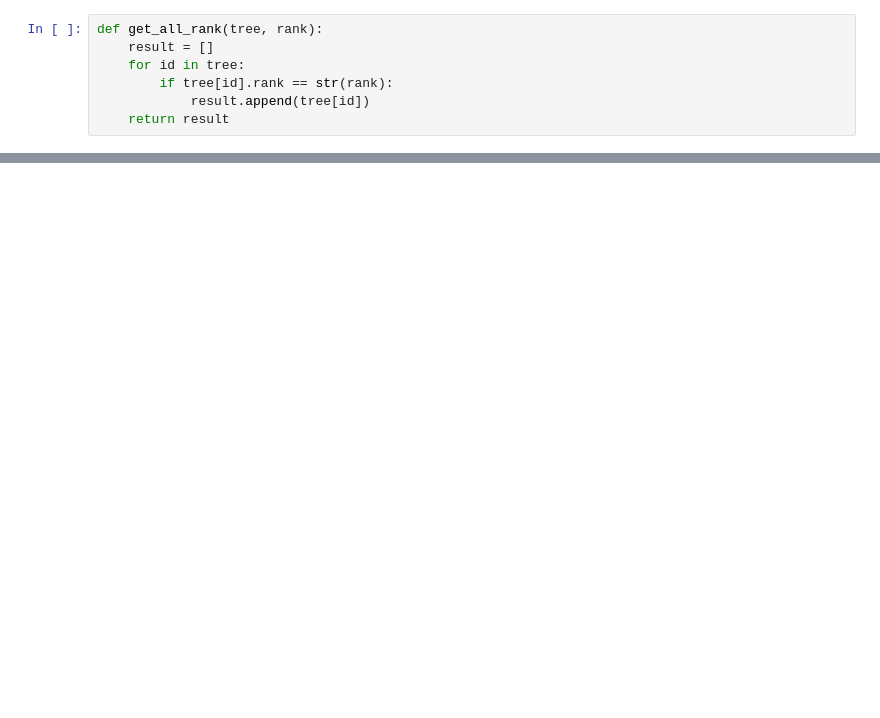
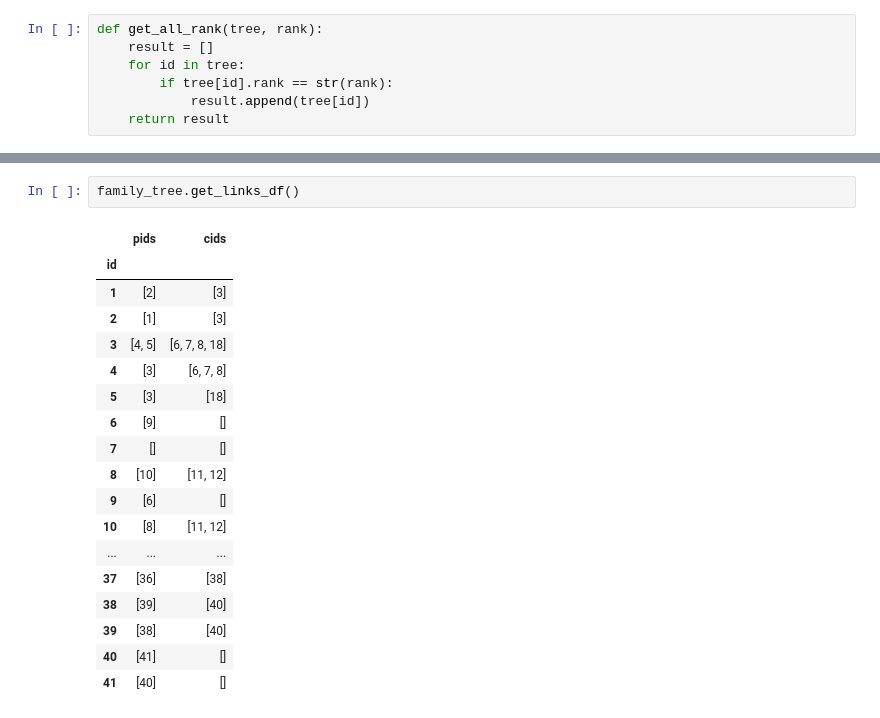
Before and after one commit to grushanina/json_parser, a Jupyter notebook: family_tree.ipynb, the cells around one changed output, grey strips where cells are left out. Cells and saved outputs as stored; diff of their text form; blank space fills up the shorter version.

```diff
--- a/family_tree.ipynb
+++ b/family_tree.ipynb
@@ -105,0 +194,21 @@ family_tree.tree
+# %%
+family_tree.get_links_df()
+# %% [output]
+|  | pids | cids |
+| id |  |  |
+| 1 | [2] | [3] |
+| 2 | [1] | [3] |
+| 3 | [4, 5] | [6, 7, 8, 18] |
+| 4 | [3] | [6, 7, 8] |
+| 5 | [3] | [18] |
+| 6 | [9] | [] |
+| 7 | [] | [] |
+| 8 | [10] | [11, 12] |
+| 9 | [6] | [] |
+| 10 | [8] | [11, 12] |
+| ... | ... | ... |
+| 37 | [36] | [38] |
+| 38 | [39] | [40] |
+| 39 | [38] | [40] |
+| 40 | [41] | [] |
+| 41 | [40] | [] |
```
Also changed, not shown: parts of 6 cells of this notebook.
